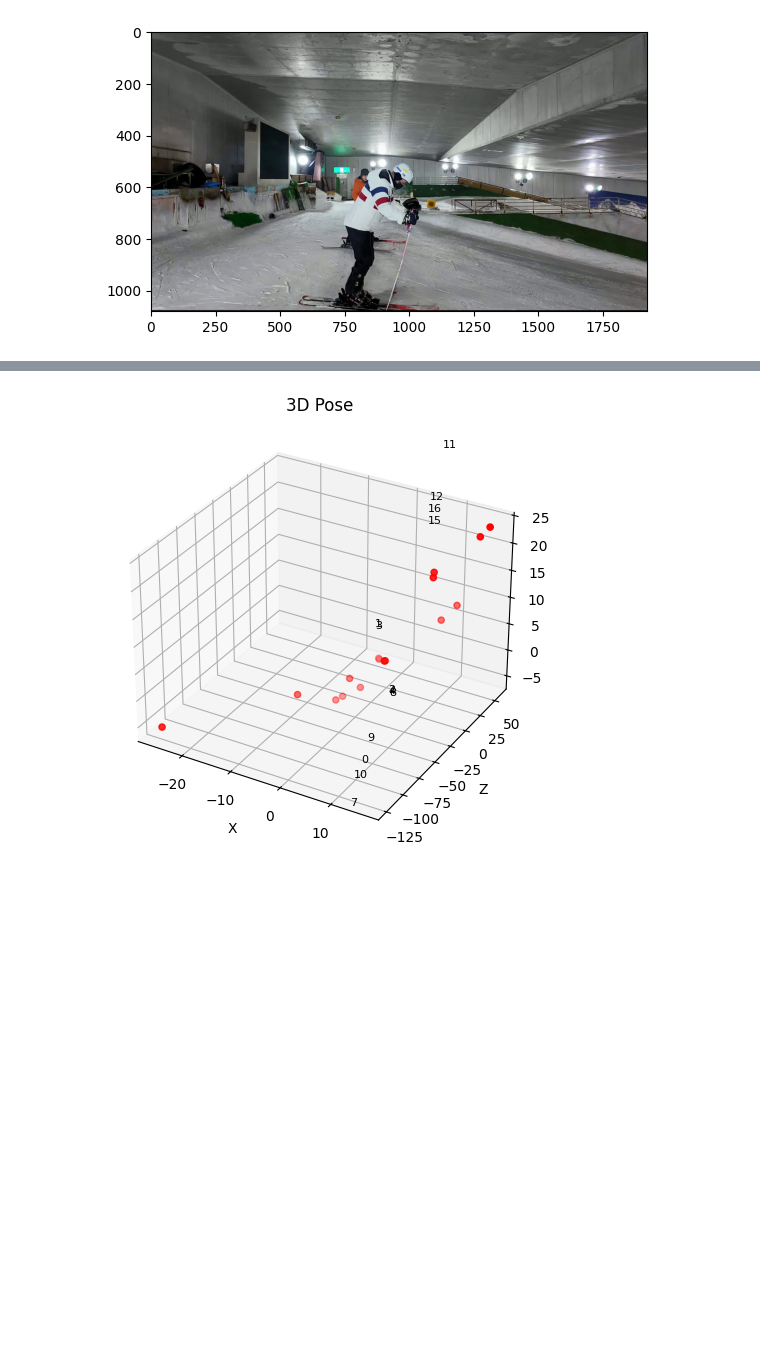
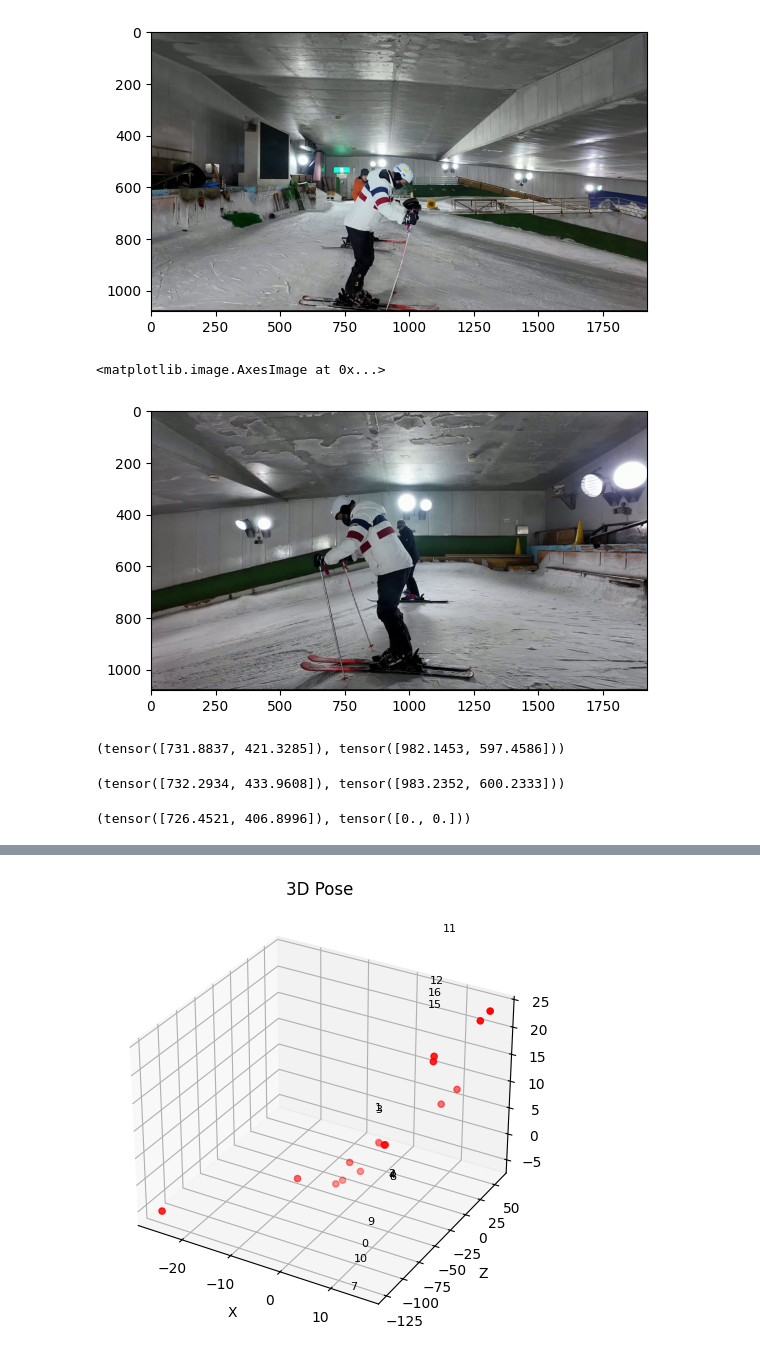
Before and after one commit to ChenKaiXuSan/Skiing_Analysis_PyTorch, a Jupyter notebook: analysis/wrold_pose.ipynb, the cells around one changed output, grey strips where cells are left out. Cells and saved outputs as stored; diff of their text form; code cells hidden in the pictures; blank space fills up the shorter version.

```diff
--- a/analysis/wrold_pose.ipynb
+++ b/analysis/wrold_pose.ipynb
@@ -136,3 +201,20 @@ plt.imshow(right_frames[0].numpy())
 # %% [output]
 <matplotlib.image.AxesImage at 0x...>
 [figure]
+# %%
+plt.imshow(left_frames[0].numpy())
+# %% [output]
+<matplotlib.image.AxesImage at 0x...>
+[figure, added]
+# %%
+left_keypoints[0, 0,], right_keypoints[0, 0,]
+# %% [output]
+(tensor([731.8837, 421.3285]), tensor([982.1453, 597.4586]))
+# %%
+left_keypoints[1, 0,], right_keypoints[1, 0,]
+# %% [output]
+(tensor([732.2934, 433.9608]), tensor([983.2352, 600.2333]))
+# %%
+left_keypoints[0, 1,], right_keypoints[0, 1,]
+# %% [output]
+(tensor([726.4521, 406.8996]), tensor([0., 0.]))
```
Also changed, not shown: parts of 9 cells of this notebook, 1 other file.
